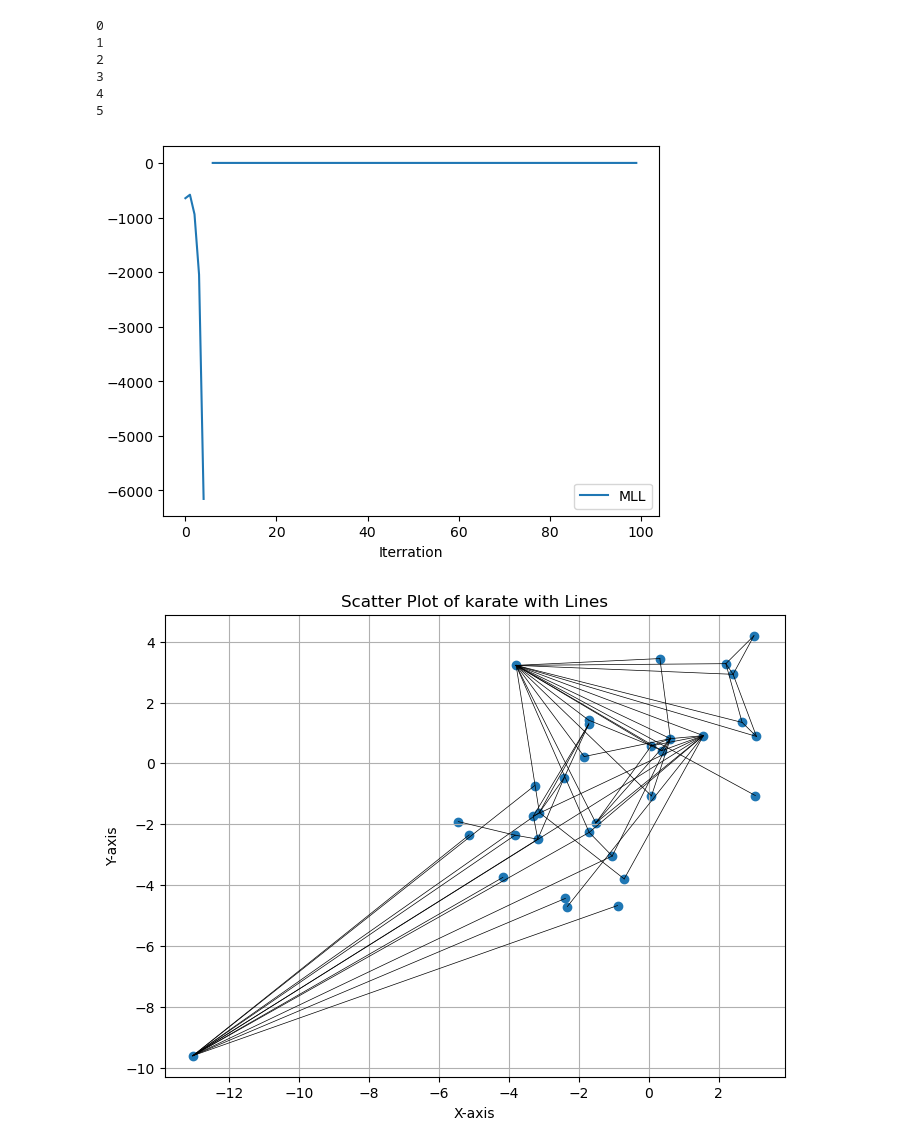
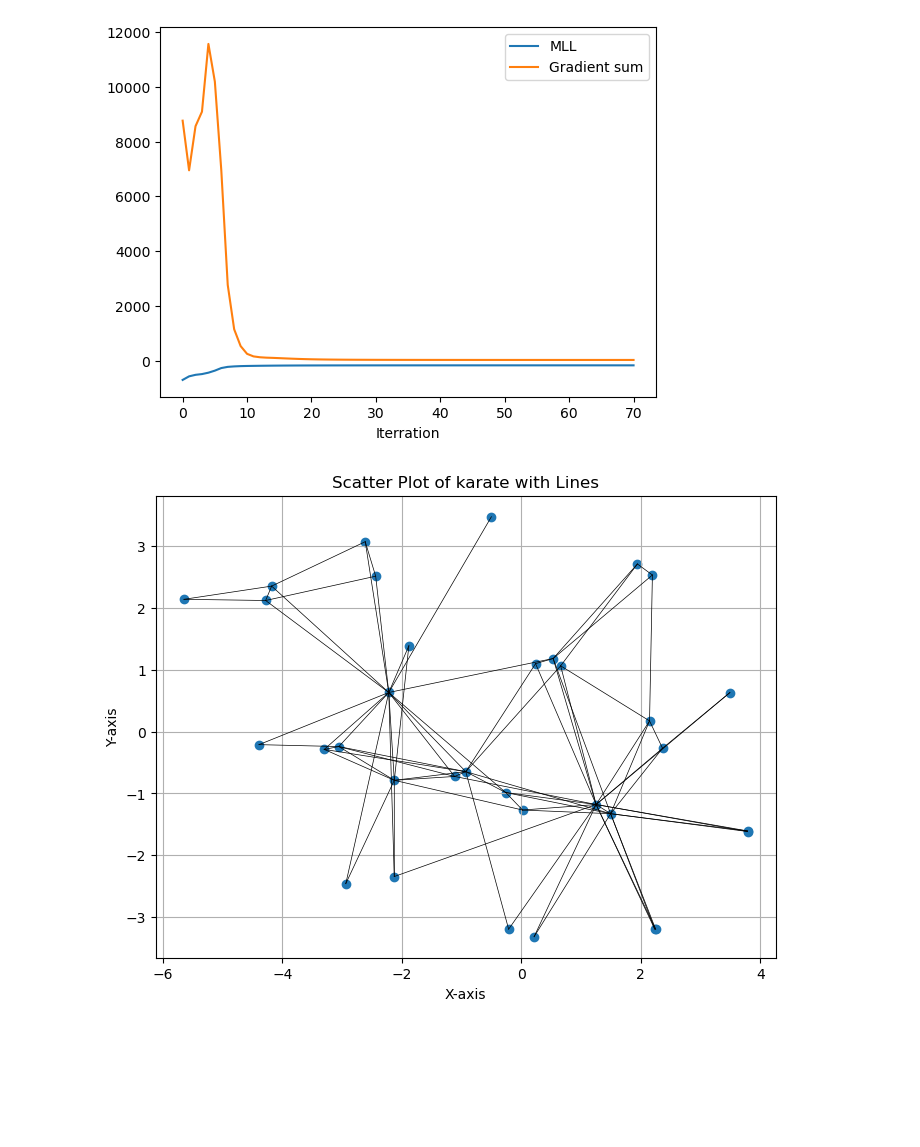
Before and after one commit to SigneDjernis/Latent_Distance_Models, a Jupyter notebook: Karate dataset/Karate_socialSpace.ipynb, the cells around one changed output. Saved outputs shown, nothing was run; the diff lists cells and outputs as text; code cells hidden in the pictures; blank space fills up the shorter version.

```diff
--- a/Karate dataset/Karate_socialSpace.ipynb
+++ b/Karate dataset/Karate_socialSpace.ipynb
@@ -6,47 +6,43 @@ import sys
 sys.path.append('../')
 from Functions import *
 # %%
-# Define mu and cov_matrix to be able to sample #num_samples samples from a multivariate normal distribution
-mu = np.zeros(2)
-cov_matrix = np.array([[1.0, 0], [0, 1.0]])
+dim = 2
 num_samples = 34
 
+# Define mu and cov_matrix to be able to sample #num_samples samples from a multivariate normal distribution
+mu = np.zeros(dim)
+identity_matrix = np.eye(dim)
+cov_matrix = identity_matrix
+
 points = {l+1: np.random.multivariate_normal(mu, cov_matrix) for l in range(num_samples)}
 # %%
 # Adding stopping criteria
+alpha = 5
 prev_grad = 200
 grad = 0
 k = 0
-n = 100
+n = 10000
 MLL = np.zeros(n) # Define the MLL
 grad_sum = np.zeros(n) # Define the gradient sum
 
-while abs(prev_grad - grad) > 0.1: # stopping criteria
+while abs(prev_grad - grad) > 0.01: # stopping criteria
     prev_grad = grad
     for i in range(1,num_samples+1): # Run over number of num_samples
-        for j in range(2): # Run over dimension
-            grad_sum[k] += Gradient_function(i,j,Y,points)**2
-            points[i][j] += LR(k)*Gradient_function(i,j,Y,points) # Use Gradient_function and take step=0.1*grad
+            grad_now = Gradient_function_fast(i,dim,Y,points,alpha)
+            grad_sum[k] += np.sum((grad_now)**2)
+            points[i] += LR(k*10)*grad_now # Use Gradient_function and take step=0.1*grad
     grad = grad_sum[k]
-    MLL[k] = Loss_function(points,Y) # Calcualte the probability using Loss_function
-    print(k)
+    MLL[k] = Loss_function_fast(points,Y,alpha) # Calcualte the probability using Loss_function
     k += 1
-# %% [output]
-0
-1
-2
-3
-4
-5
 # %%
-plt.plot(MLL,label='MLL')
-#plt.plot(grad_sum1[0:k], label='Gradient sum')
+plt.plot(MLL[0:k],label='MLL')
+plt.plot(grad_sum[0:k], label='Gradient sum')
 #plt.ylabel('MLL')
 plt.xlabel('Iterration')
 plt.legend()
 plt.show()
 # %% [output]
-[figure, old version]
+[figure, new version]
 # %%
 plt.figure(figsize=(8, 6))
 
@@ -67,4 +63,4 @@ plt.title('Scatter Plot of karate with Lines')
 plt.grid(True)
 plt.show()
 # %% [output]
-[figure, old version]
+[figure, new version]
```
Also changed, not shown: 1 other file.
